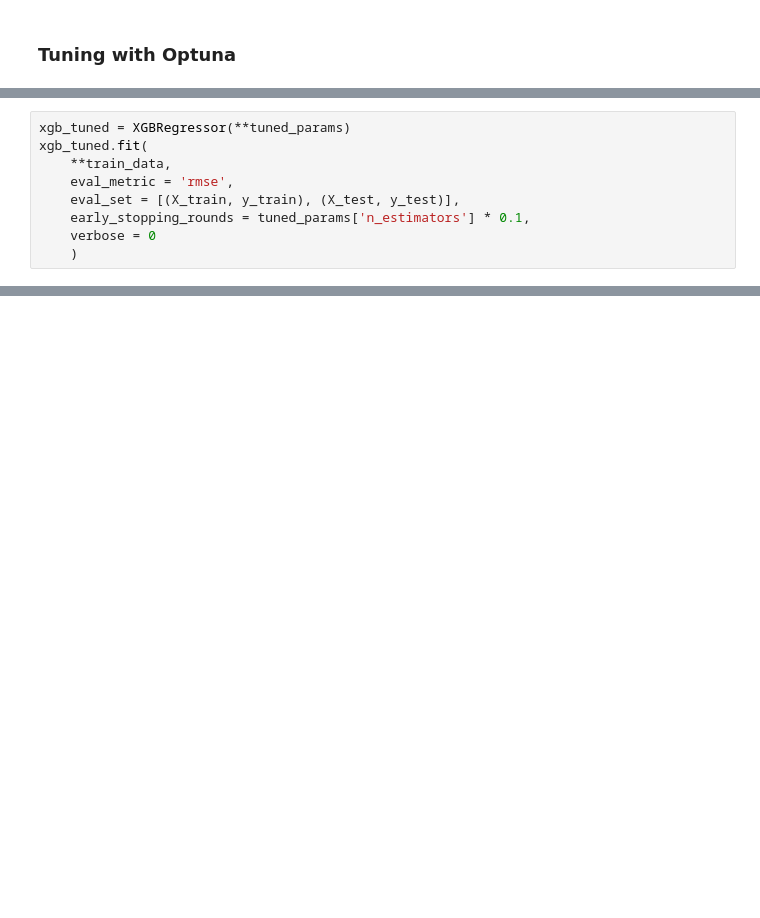
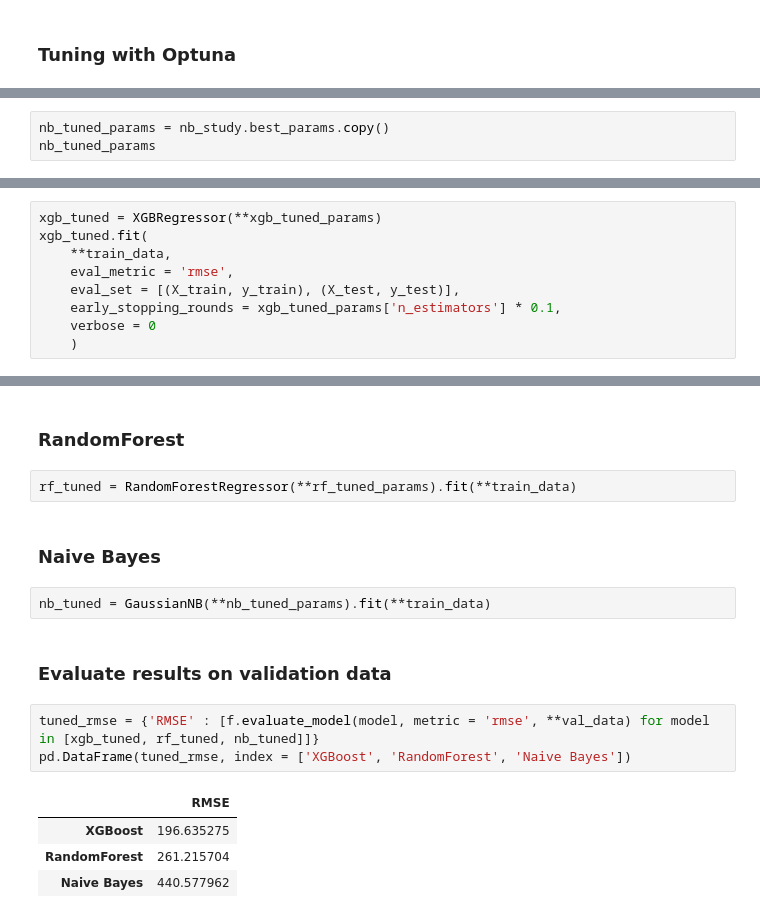
Before and after one commit to j4mes12/ITAI_Coursework, a Jupyter notebook: 05_Model_Tuning.ipynb, the cells around one changed output, grey strips where cells are left out. Cells and saved outputs as stored; diff of their text form; blank space fills up the shorter version.

```diff
--- a/05_Model_Tuning.ipynb
+++ b/05_Model_Tuning.ipynb
@@ -122,0 +232,3 @@ tuned_params
+# %%
+nb_tuned_params = nb_study.best_params.copy()
+nb_tuned_params
@@ -125,10 +241,10 @@ tuned_params
 # %%
-xgb_tuned = XGBRegressor(**tuned_params)
+xgb_tuned = XGBRegressor(**xgb_tuned_params)
 xgb_tuned.fit(
     **train_data,
     eval_metric = 'rmse',
     eval_set = [(X_train, y_train), (X_test, y_test)],
-    early_stopping_rounds = tuned_params['n_estimators'] * 0.1,
+    early_stopping_rounds = xgb_tuned_params['n_estimators'] * 0.1,
     verbose = 0
     )
 # %% [output]
@@ -150,0 +261,18 @@ r2 : 0.9042658651421513
+# %% [markdown]
+### RandomForest
+# %%
+rf_tuned = RandomForestRegressor(**rf_tuned_params).fit(**train_data)
+# %% [markdown]
+### Naive Bayes
+# %%
+nb_tuned = GaussianNB(**nb_tuned_params).fit(**train_data)
+# %% [markdown]
+### Evaluate results on validation data
+# %%
+tuned_rmse = {'RMSE' : [f.evaluate_model(model, metric = 'rmse', **val_data) for model in [xgb_tuned, rf_tuned, nb_tuned]]}
+pd.DataFrame(tuned_rmse, index = ['XGBoost', 'RandomForest', 'Naive Bayes'])
+# %% [output]
+|  | RMSE |
+| XGBoost | 196.635275 |
+| RandomForest | 261.215704 |
+| Naive Bayes | 440.577962 |
```
Also changed, not shown: parts of 21 cells of this notebook, 1 other file.
